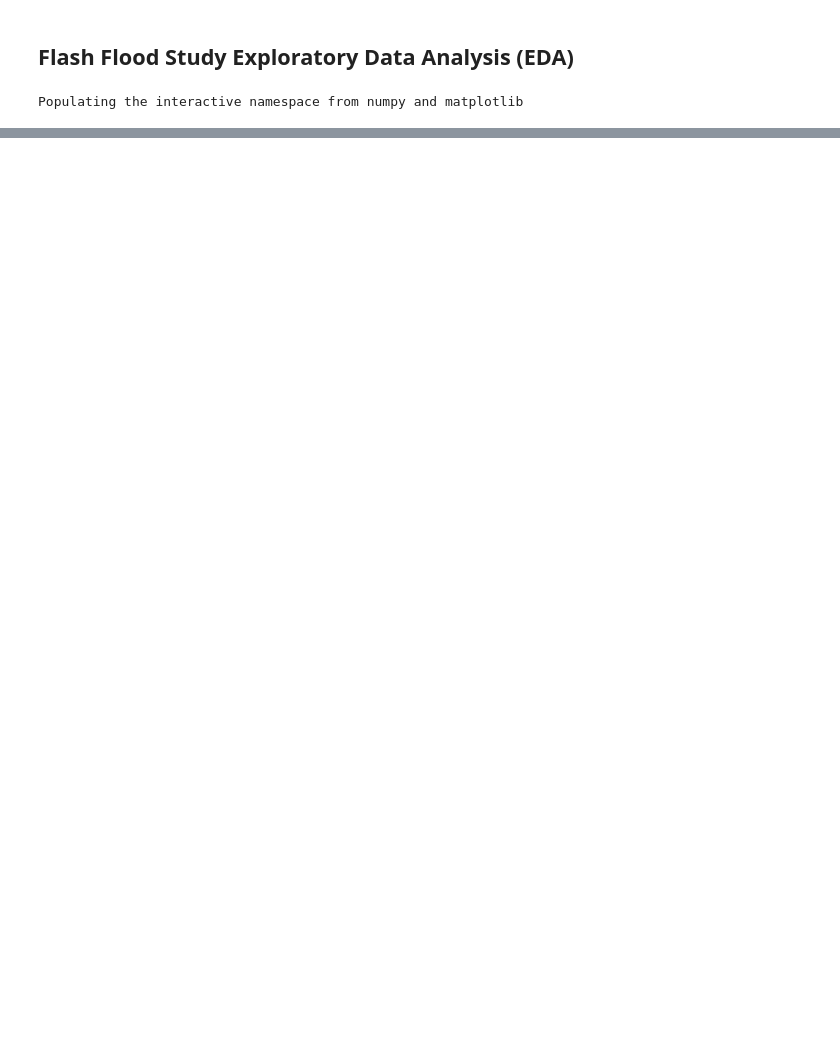
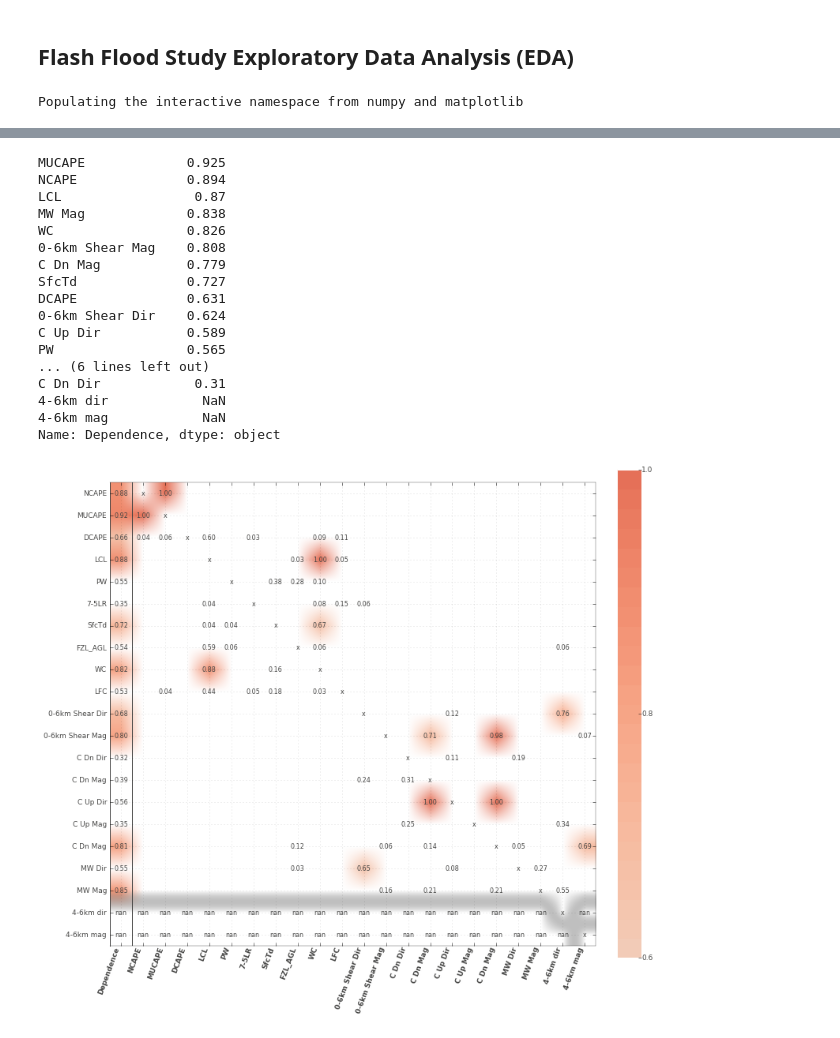
Before and after one commit to Meteorcane13/FFW_study, a Jupyter notebook: FFW_EDA.ipynb, the cells around one changed output, grey strips where cells are left out. Saved outputs shown, nothing was run; the diff lists cells and outputs as text; code cells hidden in the pictures; blank space fills up the shorter version.

```diff
--- a/FFW_EDA.ipynb
+++ b/FFW_EDA.ipynb
@@ -69,0 +94,41 @@ for csv in glob.glob("*clean.csv"):
+# %%
+THERMO = ['NCAPE','MUCAPE', 'DCAPE', 'LCL',
+          'PW', '7-5LR', 'SfcTd',
+          'FZL_AGL', 'WC', 'LFC']
+
+#Kinematic variables
+KIN = ['0-6km Shear Dir', '0-6km Shear Mag', 'C Dn Dir',
+       'C Dn Mag', 'C Up Dir', 'C Up Mag',
+       'C Dn Mag', 'MW Dir', 'MW Mag', '4-6km dir',
+       '4-6km mag']
+
+for csv in glob.glob("*clean.csv"):
+    site_name = csv[:4]
+    df = pd.read_csv(csv)
+
+    predictors = df[THERMO + KIN]
+    pd.set_option('precision', 3)
+    D = feature_dependence_matrix(predictors, sort_by_dependence=True)
+    D['Dependence'].sort_values(ascending=False)
+    print D['Dependence']
+D = feature_dependence_matrix(predictors)
+plot_dependence_heatmap(D, figsize=(11,10))
+# %% [output]
+MUCAPE             0.925
+NCAPE              0.894
+LCL                 0.87
+MW Mag             0.838
+WC                 0.826
+0-6km Shear Mag    0.808
+C Dn Mag           0.779
+SfcTd              0.727
+DCAPE              0.631
+0-6km Shear Dir    0.624
+C Up Dir           0.589
+PW                 0.565
+... (6 lines left out)
+C Dn Dir            0.31
+4-6km dir            NaN
+4-6km mag            NaN
+Name: Dependence, dtype: object
+[figure, added]
```
Also changed, not shown: parts of 11 cells of this notebook.
